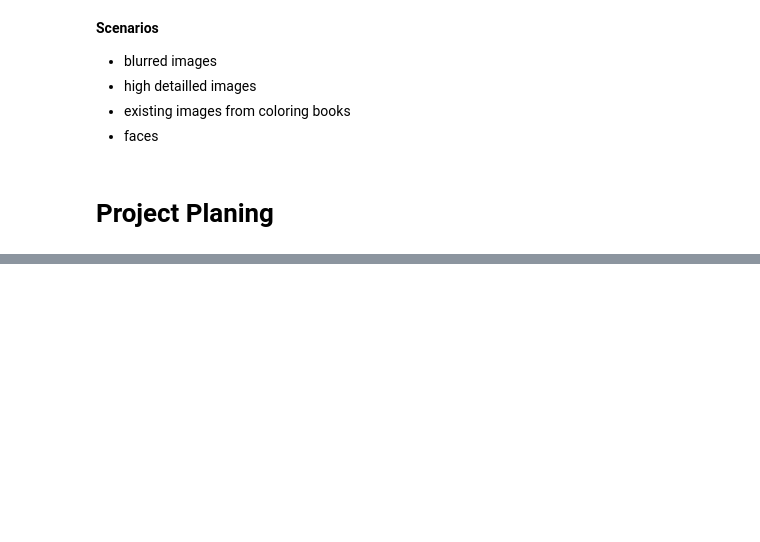
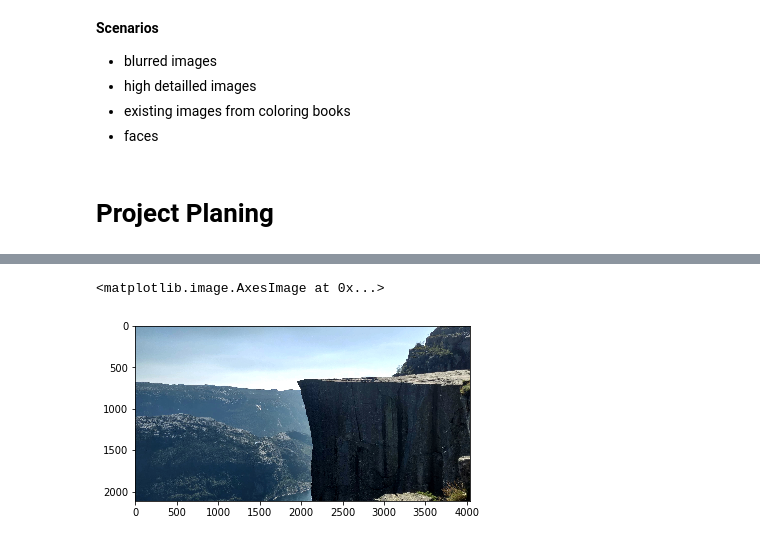
Before and after one commit to uol-mediaprocessing-201920/group-projects-coloring-book, a Jupyter notebook: main_coloring_book.ipynb, the cells around one changed output, grey strips where cells are left out. Saved outputs shown, nothing was run; the diff lists cells and outputs as text; code cells hidden in the pictures; blank space fills up the shorter version.

```diff
--- a/main_coloring_book.ipynb
+++ b/main_coloring_book.ipynb
@@ -60,0 +63,8 @@ User interface
+# %%
+! wget https://raw.githubusercontent.com/uol-mediaprocessing/group-projects-coloring-book/master/images/preikestolen.jpg
+
+import matplotlib.pyplot as plt
+import cv2
+
+preikestolen = cv2.imread("preikestolen.jpg")
+preikestolen = cv2.cvtColor(preikestolen, cv2.COLOR_BGR2RGB)
@@ -60,0 +82,5 @@ User interface
+# %%
+plt.imshow(preikestolen)
+# %% [output]
+<matplotlib.image.AxesImage at 0x...>
+[figure, added]
```
Also changed, not shown: parts of 4 cells of this notebook.
